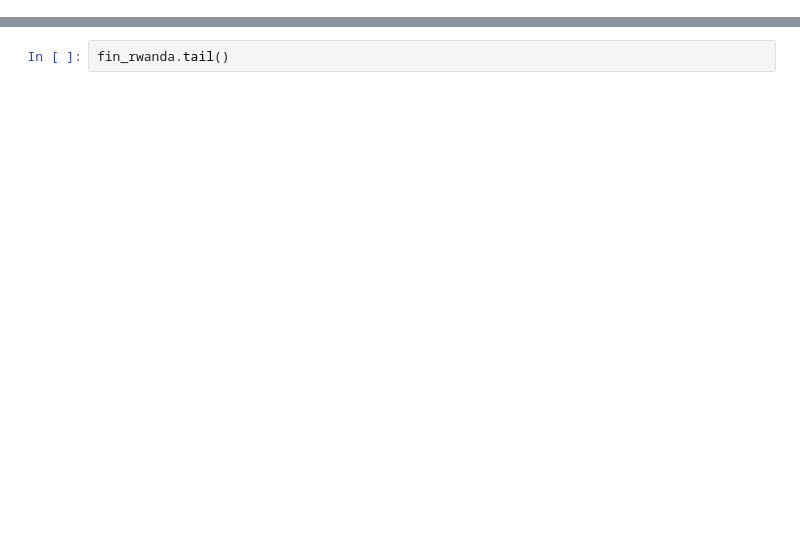
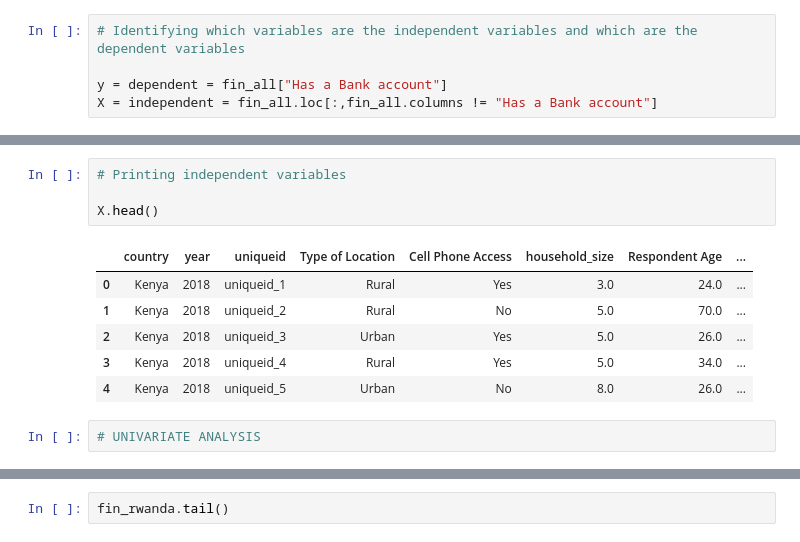
Before and after one commit to yves-moringa/CoreIpWk2, a Jupyter notebook: Moringa_Data_Science_Core_W2_Independent_Project_2022_03_Yves_Havugimana_Python_Notebook.ipynb, the cells around one changed output, grey strips where cells are left out. Drawn from its saved outputs; the diff is of its cells as text; blank space fills up the shorter version.

```diff
--- a/Moringa_Data_Science_Core_W2_Independent_Project_2022_03_Yves_Havugimana_Python_Notebook.ipynb
+++ b/Moringa_Data_Science_Core_W2_Independent_Project_2022_03_Yves_Havugimana_Python_Notebook.ipynb
@@ -59,3 +104,8 @@ fin_all[fin_all["country"].isnull() == True]
 | 18314 | NaN | 2017 | uniqueid_3512 | No | Urban | No | 3.0 | ... |
 | 18315 | NaN | 2017 | uniqueid_3513 | No | Rural | Yes | 3.0 | ... |
 | 18316 | NaN | 2017 | uniqueid_3514 | No | Rural | Yes | 2.0 | ... |
+# %%
+# Identifying which variables are the independent variables and which are the dependent variables
+
+y = dependent = fin_all["Has a Bank account"]
+X = independent = fin_all.loc[:,fin_all.columns != "Has a Bank account"]
@@ -61,0 +123,13 @@ fin_all[fin_all["country"].isnull() == True]
+# %%
+# Printing independent variables
+
+X.head()
+# %% [output]
+|  | country | year | uniqueid | Type of Location | Cell Phone Access | household_size | Respondent Age | ... |
+| 0 | Kenya | 2018 | uniqueid_1 | Rural | Yes | 3.0 | 24.0 | ... |
+| 1 | Kenya | 2018 | uniqueid_2 | Rural | No | 5.0 | 70.0 | ... |
+| 2 | Kenya | 2018 | uniqueid_3 | Urban | Yes | 5.0 | 26.0 | ... |
+| 3 | Kenya | 2018 | uniqueid_4 | Rural | Yes | 5.0 | 34.0 | ... |
+| 4 | Kenya | 2018 | uniqueid_5 | Urban | No | 8.0 | 26.0 | ... |
+# %%
+# UNIVARIATE ANALYSIS
```
Also changed, not shown: parts of 16 cells of this notebook.
